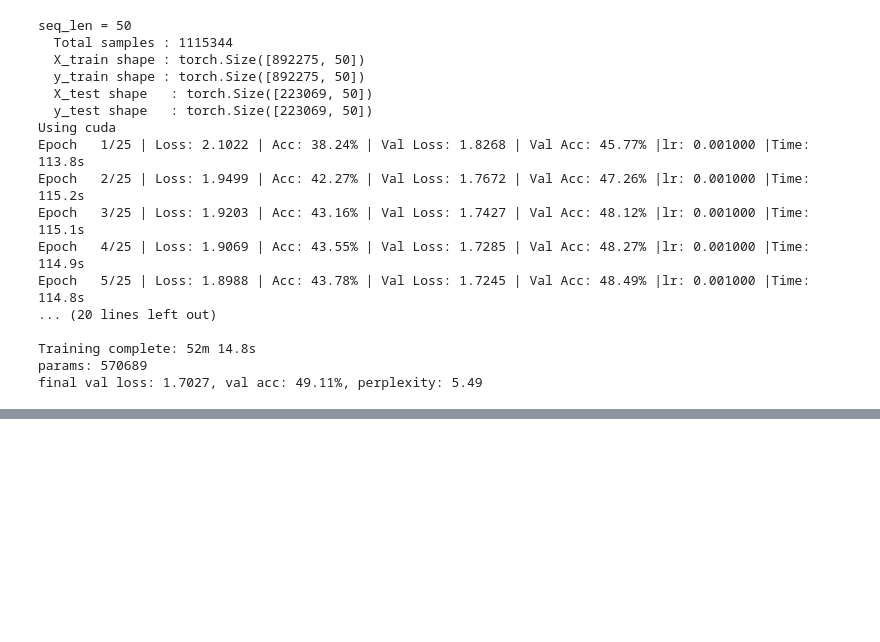
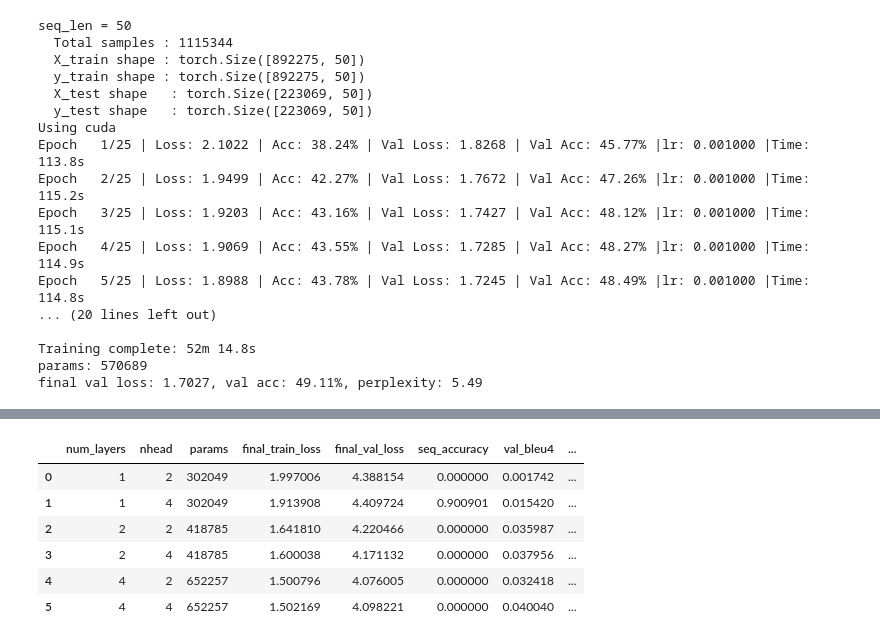
Before and after one commit to runo313/Deep-Learning, a Jupyter notebook: Transformers/next-char-transformer.ipynb, the cells around one changed output, grey strips where cells are left out. Cells and saved outputs as stored; diff of their text form; code cells hidden in the pictures; blank space fills up the shorter version.

```diff
--- a/Transformers/next-char-transformer.ipynb
+++ b/Transformers/next-char-transformer.ipynb
@@ -430,0 +654,3 @@ final val loss: 1.7027, val acc: 49.11%, perplexity: 5.49
+# %%
+def make_padding_mask(x, pad_idx):
+    return (x == pad_idx)
@@ -430,0 +864,14 @@ final val loss: 1.7027, val acc: 49.11%, perplexity: 5.49
+# %%
+model = TranslationTransformer(
+    eta=1e-3, n_iter=30, batch_size=BATCH_SIZE, random_state=42,
+    src_vocab_size=len(src_vocab), tgt_vocab_size=len(tgt_vocab),
+    hidden_size=64, num_layers=2, nhead=2, dropout=0.1,
+    pad_idx=Vocabulary.PAD_IDX, dim_feedforward=256
+)
+model.fit(train_loader, val_loader)
+
+seq_acc, avg_bleu, per_sentence_bleu = evaluate_translations(
+    model, src_val_enc, tgt_val_enc, src_vocab, tgt_vocab
+)
+print(f"Traditional Sequence Accuracy: {seq_acc:.2f}%")
+print(f"Validation BLEU-4: {avg_bleu:.4f}")
@@ -430,0 +897,54 @@ final val loss: 1.7027, val acc: 49.11%, perplexity: 5.49
+# %%
+sweep_configs = [(1, 2), (1, 4), (2, 2), (2, 4), (4, 2), (4, 4)]
+translation_sweep_results = []
+
+# fixed qualitative seed sentences, same across every config for a fair side-by-side
+qual_indices = [0, 5, 12, 20, 35]
+
+for num_layers, nhead in sweep_configs:
+    print(f"\n=== num_layers={num_layers}, nhead={nhead} ===")
+    model = TranslationTransformer(
+        eta=1e-3, n_iter=30, batch_size=BATCH_SIZE, random_state=42,
+        src_vocab_size=len(src_vocab), tgt_vocab_size=len(tgt_vocab),
+        hidden_size=64, num_layers=num_layers, nhead=nhead, dropout=0.1,
+        pad_idx=Vocabulary.PAD_IDX, dim_feedforward=256
+    )
+    model.fit(train_loader, val_loader)
+
+    seq_acc, avg_bleu, per_sentence_bleu = evaluate_translations(
+        model, src_val_enc, tgt_val_enc, src_vocab, tgt_vocab
+    )
+
+    qualitative = []
+    for i in qual_indices:
+        pred_ids = model.translate(src_val_enc[i], tgt_vocab)
+        pred_tokens = tgt_vocab.decode(pred_ids)
+        ref_tokens = tgt_vocab.decode(tgt_val_enc[i])
+        src_tokens = src_vocab.decode(src_val_enc[i])
+        qualitative.append({
+            'english': ' '.join(src_tokens),
+            'reference_french': ' '.join(ref_tokens),
+            'predicted_french': ' '.join(pred_tokens),
+            'exact_match': pred_tokens == ref_tokens,
+            'bleu': bleu_score(pred_tokens, ref_tokens),
+        })
+
+    translation_sweep_results.append({
+        'num_layers': num_layers,
+        'nhead': nhead,
+        'params': model.count_parameters(),
+        'final_train_loss': model.train_losses_[-1],
+        'final_val_loss': model.val_losses_[-1],
+        'seq_accuracy': seq_acc,
+        'val_bleu4': avg_bleu,
+        'training_time_s': model.training_time_,
+        'model': model,
+        'qualitative': qualitative,
+    })
+
+translation_sweep_df = pd.DataFrame(
+    [{k: v for k, v in r.items() if k not in ('model', 'qualitative')}
+     for r in translation_sweep_results]
+)
+translation_sweep_df
+# %% [output]
@@ -430,0 +968,7 @@ final val loss: 1.7027, val acc: 49.11%, perplexity: 5.49
+|  | num_layers | nhead | params | final_train_loss | final_val_loss | seq_accuracy | val_bleu4 | ... |
+| 0 | 1 | 2 | 302049 | 1.997006 | 4.388154 | 0.000000 | 0.001742 | ... |
+| 1 | 1 | 4 | 302049 | 1.913908 | 4.409724 | 0.900901 | 0.015420 | ... |
+| 2 | 2 | 2 | 418785 | 1.641810 | 4.220466 | 0.000000 | 0.035987 | ... |
+| 3 | 2 | 4 | 418785 | 1.600038 | 4.171132 | 0.000000 | 0.037956 | ... |
+| 4 | 4 | 2 | 652257 | 1.500796 | 4.076005 | 0.000000 | 0.032418 | ... |
+| 5 | 4 | 4 | 652257 | 1.502169 | 4.098221 | 0.000000 | 0.040040 | ... |
```
Also changed, not shown: parts of 13 cells of this notebook.
